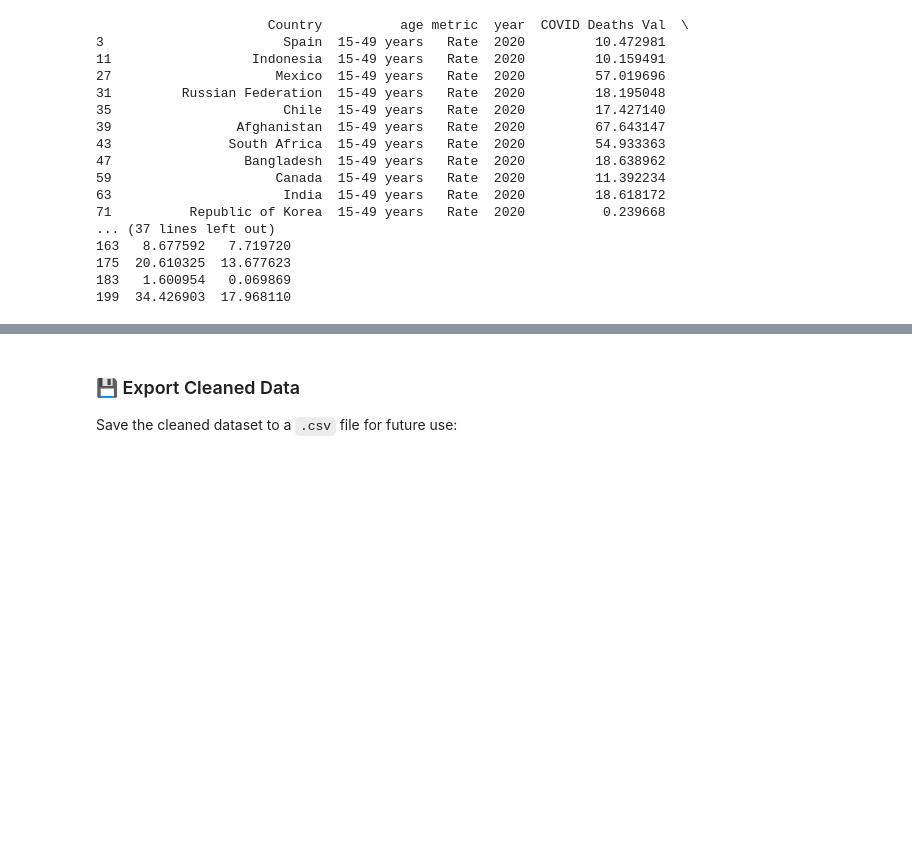
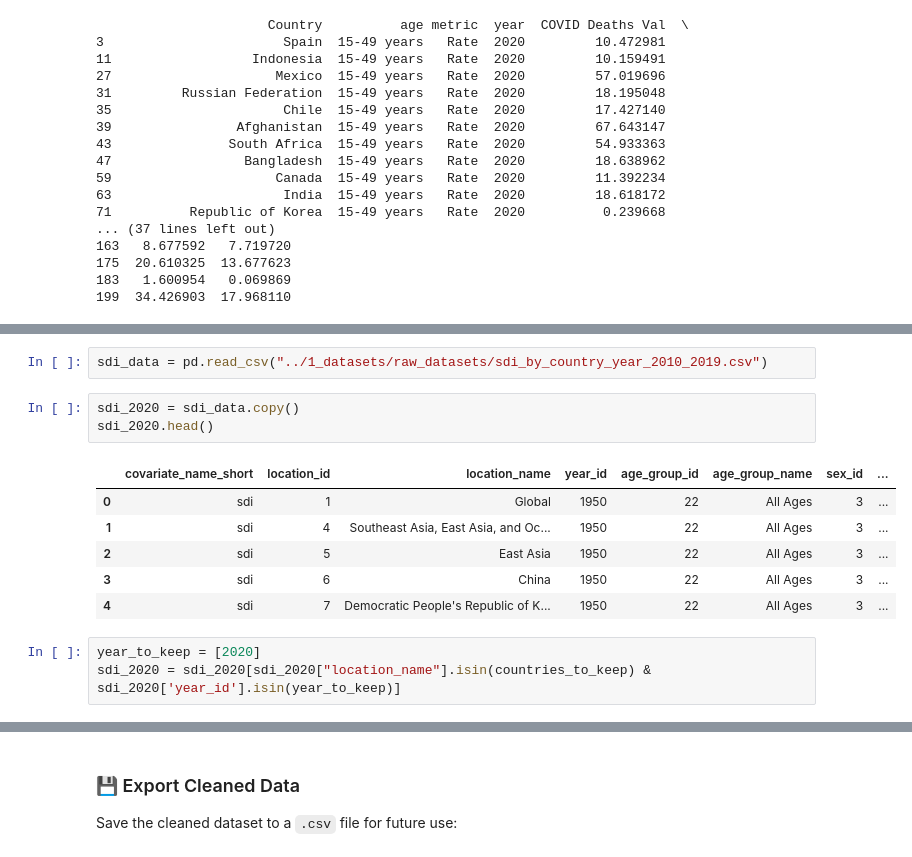
Before and after one commit to ibrahim-sisar/ET6-CDSP-group-09-repo, a Jupyter notebook: 2_data_preparation/covid_death_data_cleaning.ipynb, the cells around one changed output, grey strips where cells are left out. Drawn from its saved outputs; the diff is of its cells as text; blank space fills up the shorter version.

```diff
--- a/2_data_preparation/covid_death_data_cleaning.ipynb
+++ b/2_data_preparation/covid_death_data_cleaning.ipynb
@@ -211,3 +220,18 @@ df_cleaned_death_data.reset_index(drop=True)
 | 22 | Saudi Arabia | 15-49 years | Rate | 2020 | 17.390042 | 20.610325 | 13.677623 |
 | 23 | China | 15-49 years | Rate | 2020 | 0.306865 | 1.600954 | 0.069869 |
 | 24 | Egypt | 15-49 years | Rate | 2020 | 26.043847 | 34.426903 | 17.968110 |
+# %%
+sdi_data = pd.read_csv("../1_datasets/raw_datasets/sdi_by_country_year_2010_2019.csv")
+# %%
+sdi_2020 = sdi_data.copy()
+sdi_2020.head()
+# %% [output]
+|  | covariate_name_short | location_id | location_name | year_id | age_group_id | age_group_name | sex_id | ... |
+| 0 | sdi | 1 | Global | 1950 | 22 | All Ages | 3 | ... |
+| 1 | sdi | 4 | Southeast Asia, East Asia, and Oc... | 1950 | 22 | All Ages | 3 | ... |
+| 2 | sdi | 5 | East Asia | 1950 | 22 | All Ages | 3 | ... |
+| 3 | sdi | 6 | China | 1950 | 22 | All Ages | 3 | ... |
+| 4 | sdi | 7 | Democratic People's Republic of K... | 1950 | 22 | All Ages | 3 | ... |
+# %%
+year_to_keep = [2020]
+sdi_2020 = sdi_2020[sdi_2020["location_name"].isin(countries_to_keep) & sdi_2020['year_id'].isin(year_to_keep)]
```
Also changed, not shown: parts of 12 cells of this notebook, 2 other files.
